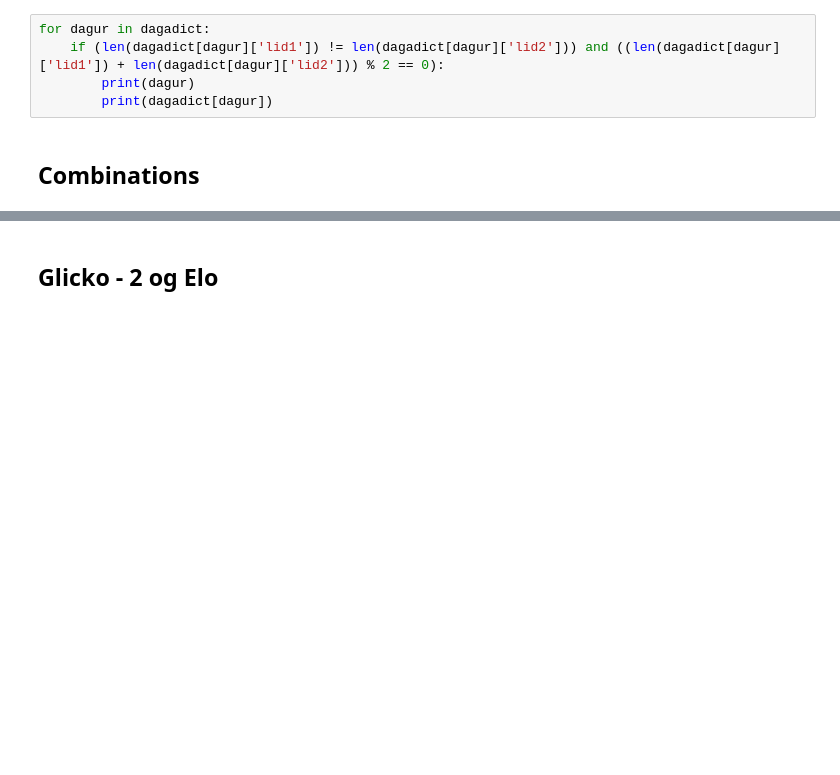
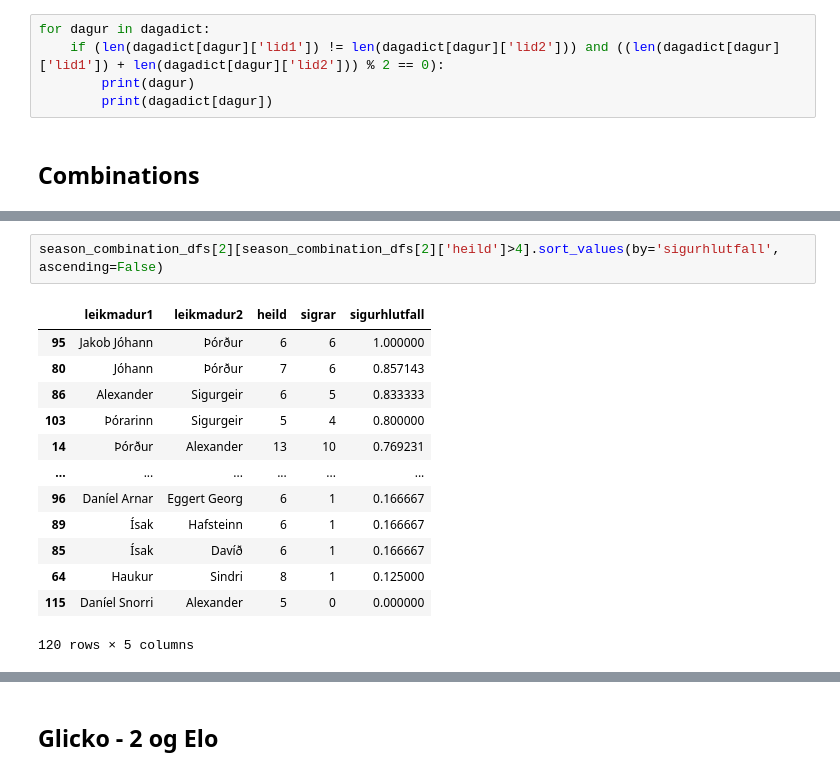
Before and after one commit to Hawkaberi/toggabolti, a Jupyter notebook: Tölfræði fyrir árshátíð.ipynb, the cells around one changed output, grey strips where cells are left out. Drawn from its saved outputs; the diff is of its cells as text; blank space fills up the shorter version.

```diff
--- a/Tölfræði fyrir árshátíð.ipynb
+++ b/Tölfræði fyrir árshátíð.ipynb
@@ -216 +245,17 @@ df_combination_counts[df_combination_counts['heild']>4].sort_values(by='sigrar',
+# %%
+season_combination_dfs[2][season_combination_dfs[2]['heild']>4].sort_values(by='sigurhlutfall', ascending=False)
+# %% [output]
+|  | leikmadur1 | leikmadur2 | heild | sigrar | sigurhlutfall |
+| 95 | Jakob Jóhann | Þórður | 6 | 6 | 1.000000 |
+| 80 | Jóhann | Þórður | 7 | 6 | 0.857143 |
+| 86 | Alexander | Sigurgeir | 6 | 5 | 0.833333 |
+| 103 | Þórarinn | Sigurgeir | 5 | 4 | 0.800000 |
+| 14 | Þórður | Alexander | 13 | 10 | 0.769231 |
+| ... | ... | ... | ... | ... | ... |
+| 96 | Daníel Arnar | Eggert Georg | 6 | 1 | 0.166667 |
+| 89 | Ísak | Hafsteinn | 6 | 1 | 0.166667 |
+| 85 | Ísak | Davíð | 6 | 1 | 0.166667 |
+| 64 | Haukur | Sindri | 8 | 1 | 0.125000 |
+| 115 | Daníel Snorri | Alexander | 5 | 0 | 0.000000 |
+120 rows × 5 columns
 # %%
```
Also changed, not shown: parts of 8 cells of this notebook, 1 other file.
